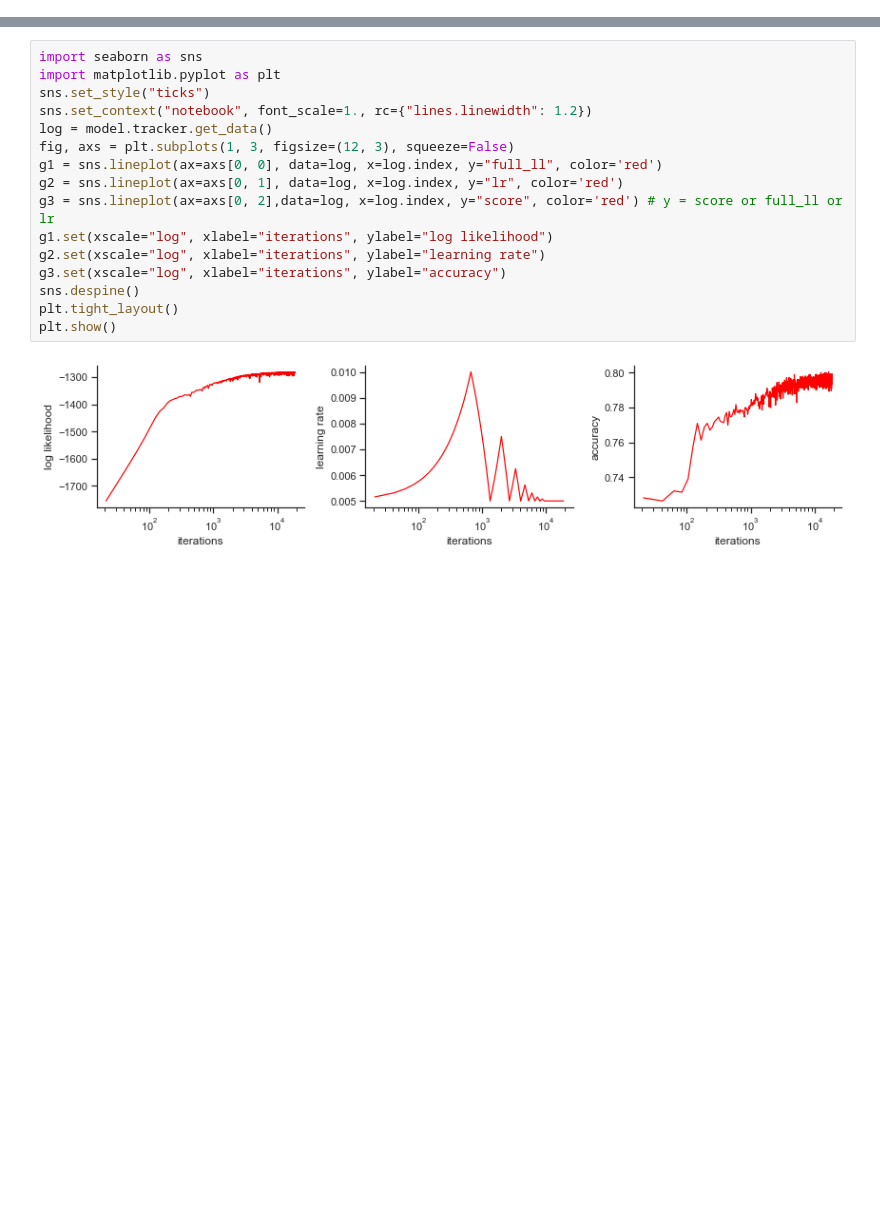
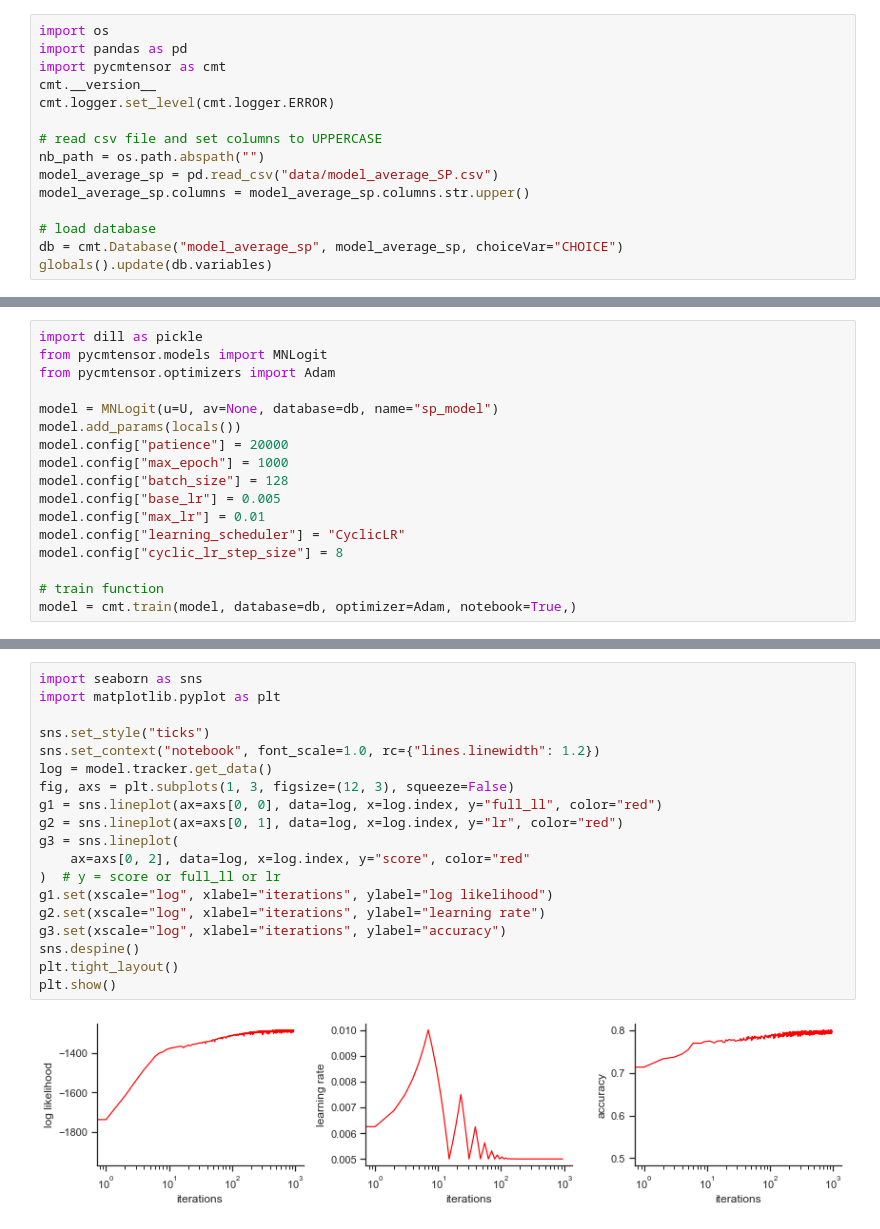
Before and after one commit to mwong009/icmc2022_reslogit, a Jupyter notebook: pycmtensor_logit_SP.ipynb, the cells around one changed output, grey strips where cells are left out. Cells and saved outputs as stored; diff of their text form; blank space fills up the shorter version.

```diff
--- a/pycmtensor_logit_SP.ipynb
+++ b/pycmtensor_logit_SP.ipynb
@@ -16,0 +7,15 @@ cmt.__version__
+# %%
+import os
+import pandas as pd
+import pycmtensor as cmt
+cmt.__version__
+cmt.logger.set_level(cmt.logger.ERROR)
+
+# read csv file and set columns to UPPERCASE
+nb_path = os.path.abspath("")
+model_average_sp = pd.read_csv("data/model_average_SP.csv")
+model_average_sp.columns = model_average_sp.columns.str.upper()
+
+# load database
+db = cmt.Database("model_average_sp", model_average_sp, choiceVar="CHOICE")
+globals().update(db.variables)
@@ -148,0 +94,17 @@ b_shop      0.03144  0.702134  0.044778  0.964284     0.389884    0.080639     0
+# %%
+import dill as pickle
+from pycmtensor.models import MNLogit
+from pycmtensor.optimizers import Adam
+
+model = MNLogit(u=U, av=None, database=db, name="sp_model")
+model.add_params(locals())
+model.config["patience"] = 20000
+model.config["max_epoch"] = 1000
+model.config["batch_size"] = 128
+model.config["base_lr"] = 0.005
+model.config["max_lr"] = 0.01
+model.config["learning_scheduler"] = "CyclicLR"
+model.config["cyclic_lr_step_size"] = 8
+
+# train function
+model = cmt.train(model, database=db, optimizer=Adam, notebook=True,)
@@ -149,18 +146,21 @@ b_shop      0.03144  0.702134  0.044778  0.964284     0.389884    0.080639     0
 # %%
 import seaborn as sns
 import matplotlib.pyplot as plt
+
 sns.set_style("ticks")
-sns.set_context("notebook", font_scale=1., rc={"lines.linewidth": 1.2})
+sns.set_context("notebook", font_scale=1.0, rc={"lines.linewidth": 1.2})
 log = model.tracker.get_data()
 fig, axs = plt.subplots(1, 3, figsize=(12, 3), squeeze=False)
-g1 = sns.lineplot(ax=axs[0, 0], data=log, x=log.index, y="full_ll", color='red')
-g2 = sns.lineplot(ax=axs[0, 1], data=log, x=log.index, y="lr", color='red')
-g3 = sns.lineplot(ax=axs[0, 2],data=log, x=log.index, y="score", color='red') # y = score or full_ll or lr
+g1 = sns.lineplot(ax=axs[0, 0], data=log, x=log.index, y="full_ll", color="red")
+g2 = sns.lineplot(ax=axs[0, 1], data=log, x=log.index, y="lr", color="red")
+g3 = sns.lineplot(
+    ax=axs[0, 2], data=log, x=log.index, y="score", color="red"
+)  # y = score or full_ll or lr
 g1.set(xscale="log", xlabel="iterations", ylabel="log likelihood")
 g2.set(xscale="log", xlabel="iterations", ylabel="learning rate")
 g3.set(xscale="log", xlabel="iterations", ylabel="accuracy")
 sns.despine()
 plt.tight_layout()
 plt.show()
 # %% [output]
-[figure, old version]
+[figure, new version]
```
Also changed, not shown: parts of 21 cells of this notebook, 9 other files.
